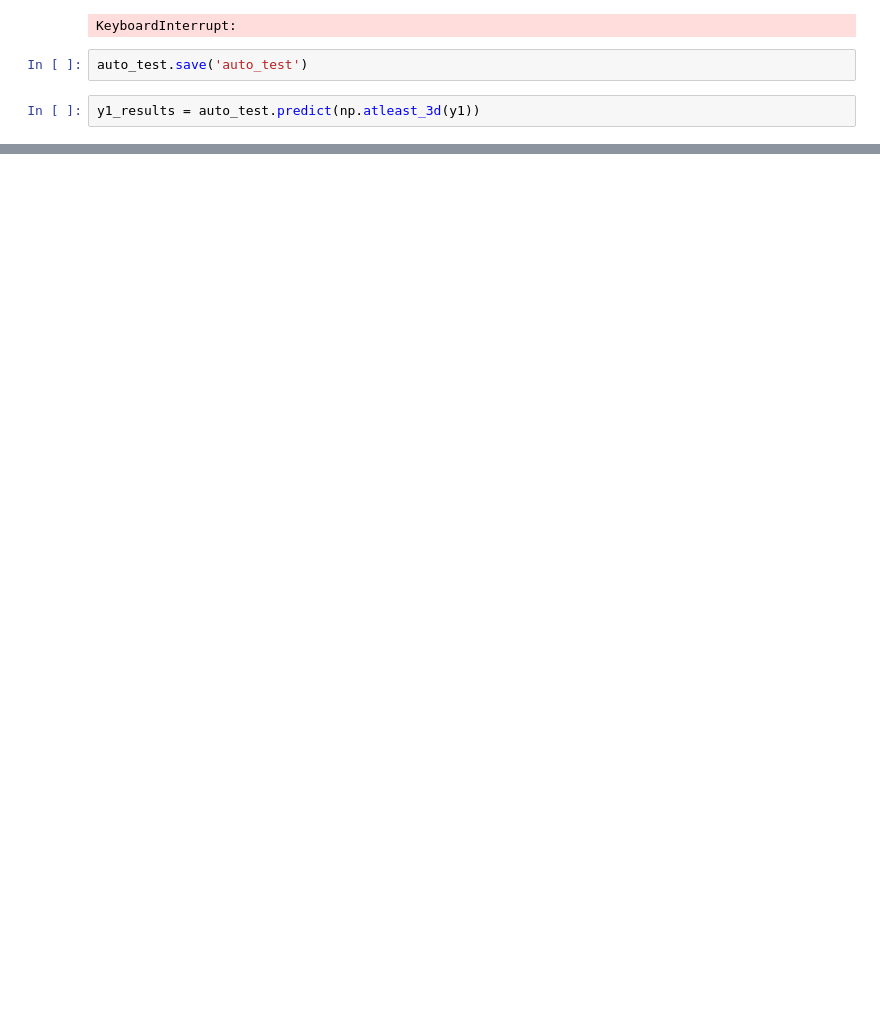
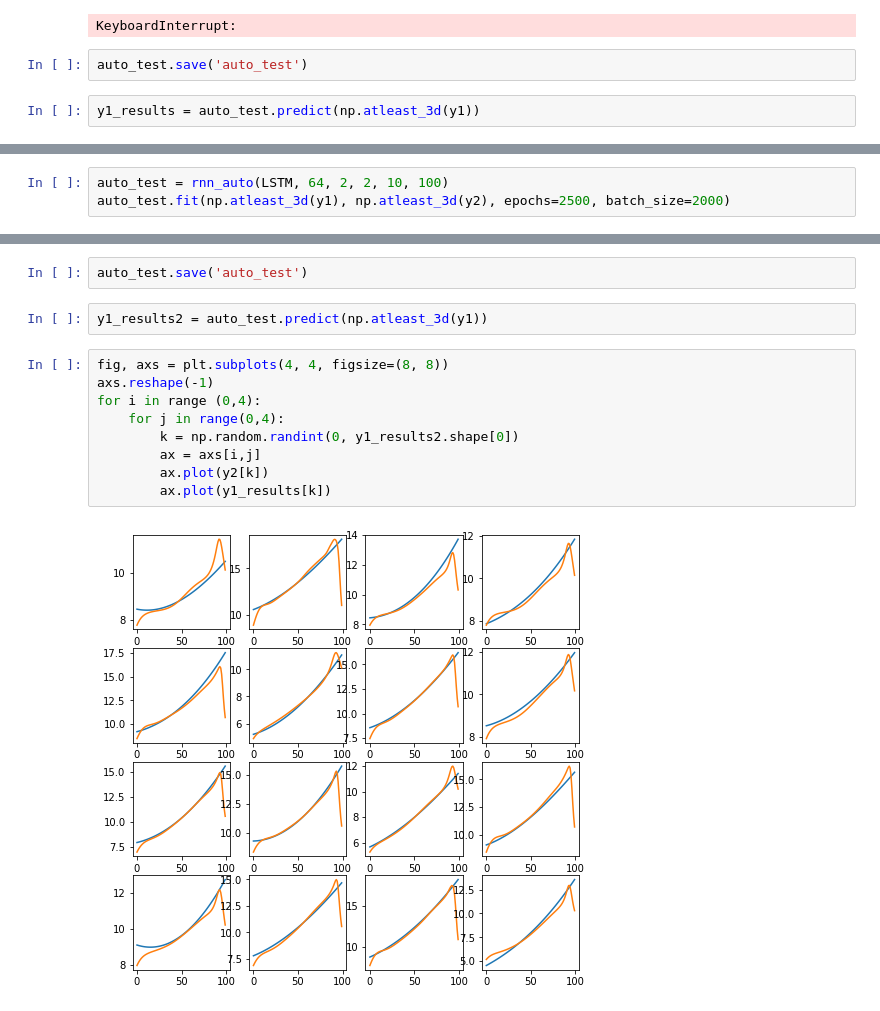
Before and after one commit to shuyuqin/497_MAT_Assignment, a Jupyter notebook: transfer_Qin's_Cppy.ipynb, the cells around one changed output, grey strips where cells are left out. Drawn from its saved outputs; the diff is of its cells as text; blank space fills up the shorter version.

```diff
--- a/transfer_Qin's_Cppy.ipynb
+++ b/transfer_Qin's_Cppy.ipynb
@@ -250,0 +269,3 @@ for _, ax in enumerate(axs):
+# %%
+auto_test = rnn_auto(LSTM, 64, 2, 2, 10, 100)
+auto_test.fit(np.atleast_3d(y1), np.atleast_3d(y2), epochs=2500, batch_size=2000)
@@ -250,0 +291,15 @@ for _, ax in enumerate(axs):
+# %%
+auto_test.save('auto_test')
+# %%
+y1_results2 = auto_test.predict(np.atleast_3d(y1))
+# %%
+fig, axs = plt.subplots(4, 4, figsize=(8, 8))
+axs.reshape(-1)
+for i in range (0,4):
+    for j in range(0,4):
+        k = np.random.randint(0, y1_results2.shape[0])
+        ax = axs[i,j]
+        ax.plot(y2[k])
+        ax.plot(y1_results[k])
+# %% [output]
+[figure, added]
```
Also changed, not shown: parts of 5 cells of this notebook.
